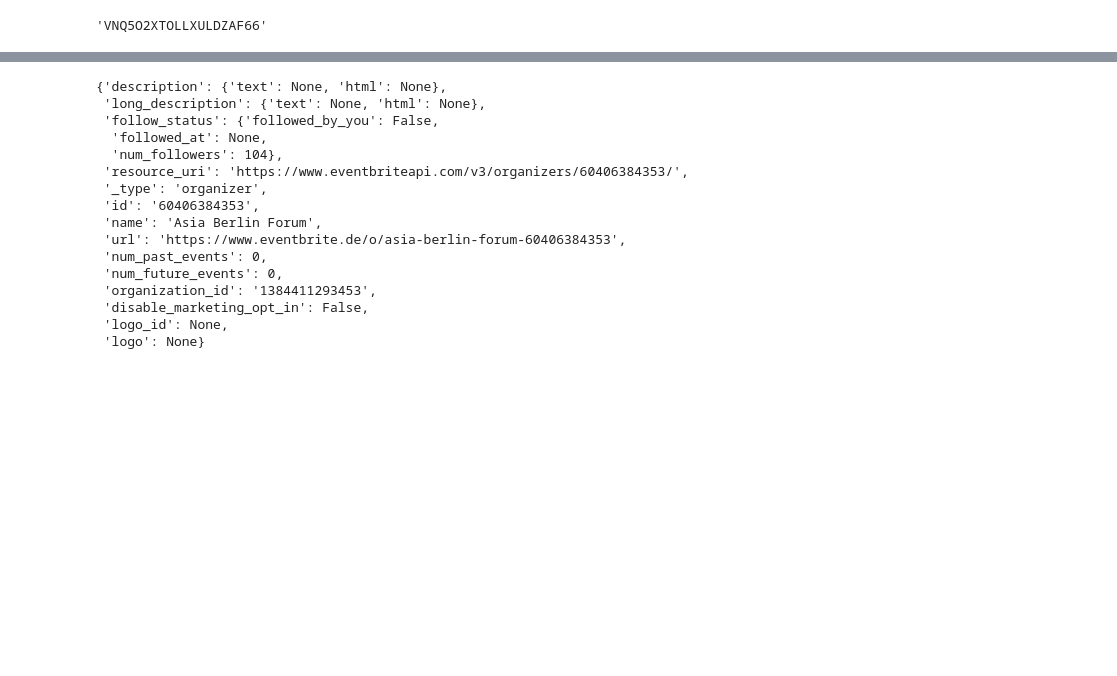
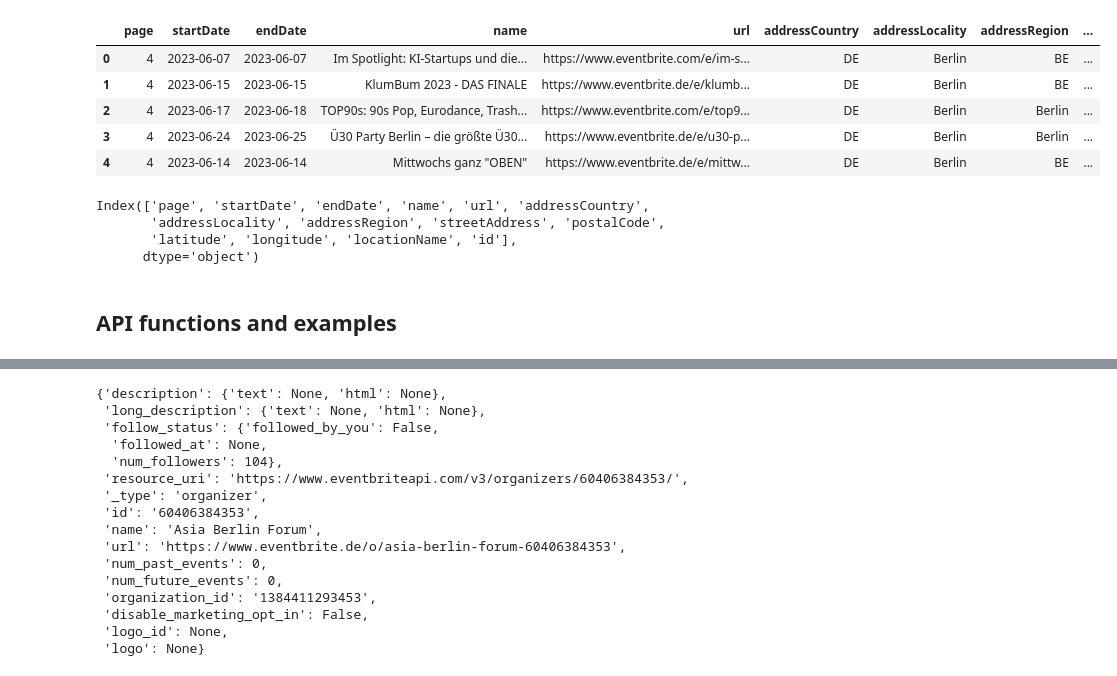
Before and after one commit to chennnxu/Berliin-City-Portrait, a Jupyter notebook: src/EventbriteData.ipynb, the cells around one changed output, grey strips where cells are left out. Cells and saved outputs as stored; diff of their text form; code cells hidden in the pictures; blank space fills up the shorter version.

```diff
--- a/src/EventbriteData.ipynb
+++ b/src/EventbriteData.ipynb
@@ -24,0 +55,18 @@ FileNotFoundError: [Errno 2] No such file or directory: '../data/events_berlin/e
+# %%
+df['id'] = df.url.map(lambda e: e[-12:])
+# %%
+df.head()
+# %% [output]
+|  | page | startDate | endDate | name | url | addressCountry | addressLocality | addressRegion | ... |
+| 0 | 4 | 2023-06-07 | 2023-06-07 | Im Spotlight: KI-Startups und die... | https://www.eventbrite.com/e/im-s... | DE | Berlin | BE | ... |
+| 1 | 4 | 2023-06-15 | 2023-06-15 | KlumBum 2023 - DAS FINALE | https://www.eventbrite.de/e/klumb... | DE | Berlin | BE | ... |
+| 2 | 4 | 2023-06-17 | 2023-06-18 | TOP90s: 90s Pop, Eurodance, Trash... | https://www.eventbrite.com/e/top9... | DE | Berlin | Berlin | ... |
+| 3 | 4 | 2023-06-24 | 2023-06-25 | Ü30 Party Berlin – die größte Ü30... | https://www.eventbrite.de/e/u30-p... | DE | Berlin | Berlin | ... |
+| 4 | 4 | 2023-06-14 | 2023-06-14 | Mittwochs ganz "OBEN" | https://www.eventbrite.de/e/mittw... | DE | Berlin | BE | ... |
+# %%
+df.columns
+# %% [output]
+Index(['page', 'startDate', 'endDate', 'name', 'url', 'addressCountry',
+       'addressLocality', 'addressRegion', 'streetAddress', 'postalCode',
+       'latitude', 'longitude', 'locationName', 'id'],
+      dtype='object')
@@ -25,2 +75,4 @@ FileNotFoundError: [Errno 2] No such file or directory: '../data/events_berlin/e
+# %% [markdown]
+## API functions and examples
 # %%
 from eventbrite import Eventbrite
@@ -27,5 +80 @@ from eventbrite import Eventbrite
 eventbrite = Eventbrite('VNQ5O2XTOLLXULDZAF66')
-# %%
-eventbrite.oauth_token
-# %% [output]
-'VNQ5O2XTOLLXULDZAF66'
```
Also changed, not shown: parts of 43 cells of this notebook, 5 other files.
